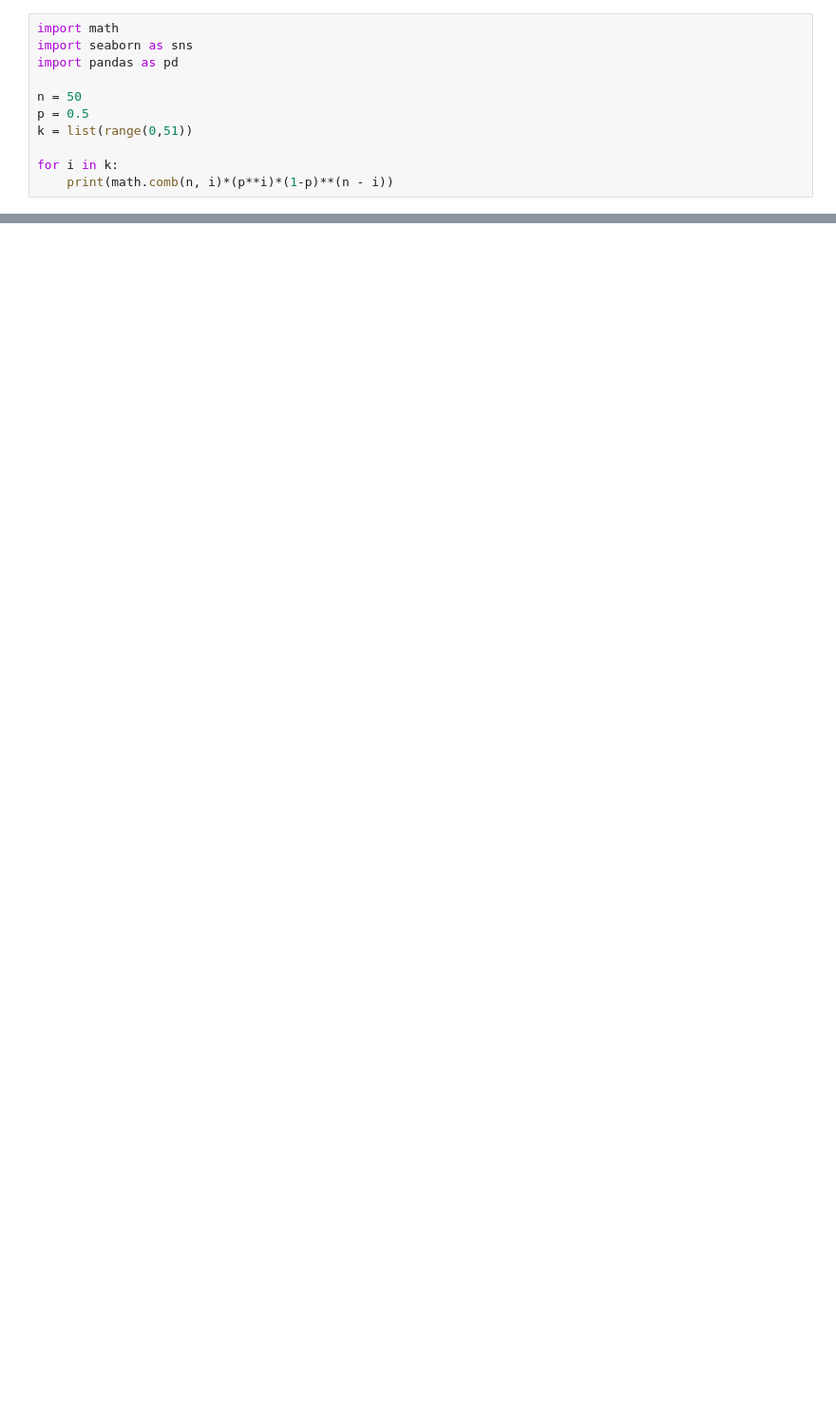
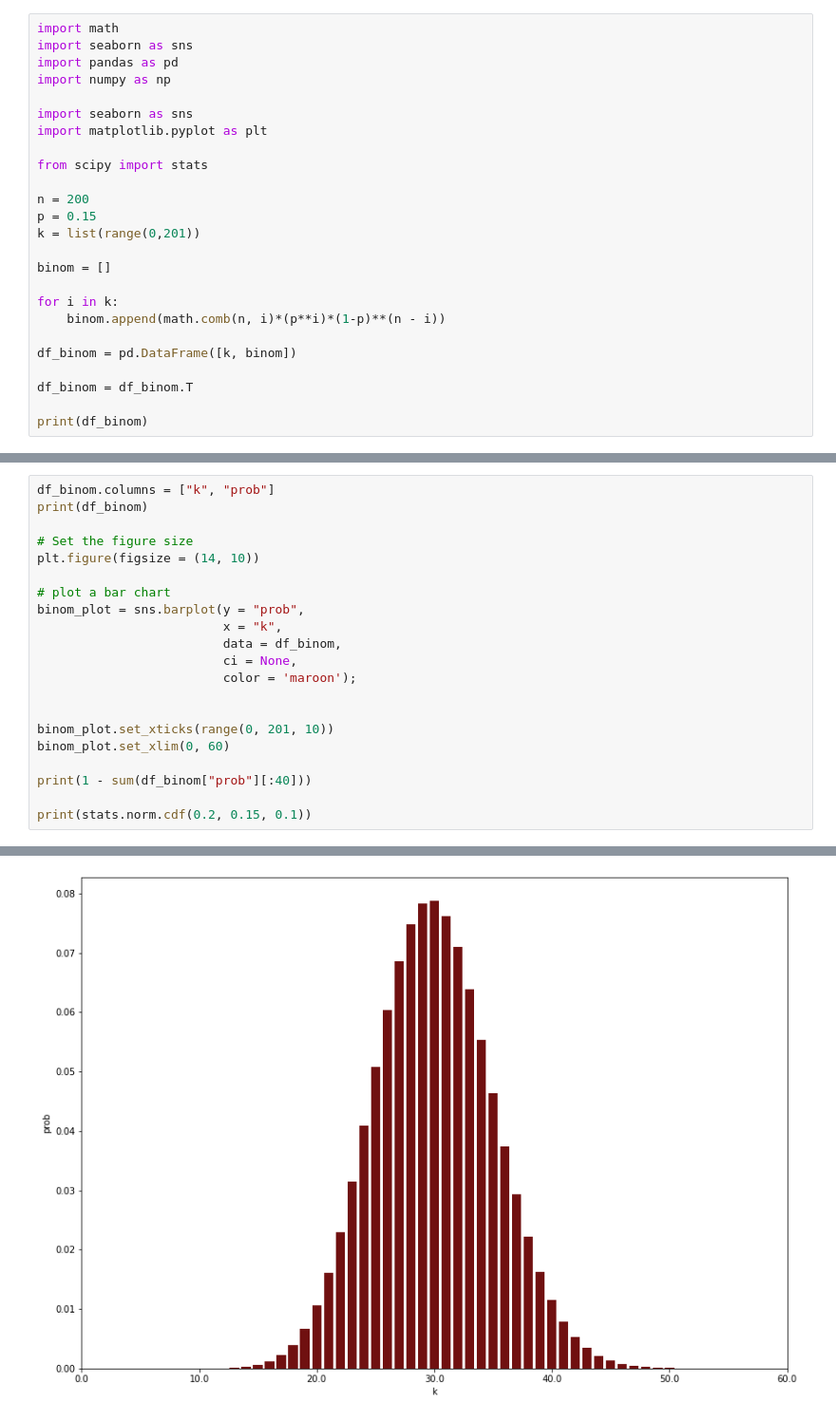
Before and after one commit to hkopanski/ST_502_HW, a Jupyter notebook: python_stats.ipynb, the cells around one changed output, grey strips where cells are left out. Shown at 95% size. Saved outputs shown, nothing was run; the diff lists cells and outputs as text; blank space fills up the shorter version.

```diff
--- a/python_stats.ipynb
+++ b/python_stats.ipynb
@@ -2,11 +2,25 @@
 import math
 import seaborn as sns
 import pandas as pd
+import numpy as np
 
-n = 50
-p = 0.5
-k = list(range(0,51))
+import seaborn as sns
+import matplotlib.pyplot as plt
+
+from scipy import stats
+
+n = 200
+p = 0.15
+k = list(range(0,201))
+
+binom = []
 
 for i in k:
-    print(math.comb(n, i)*(p**i)*(1-p)**(n - i))
+    binom.append(math.comb(n, i)*(p**i)*(1-p)**(n - i))
+
+df_binom = pd.DataFrame([k, binom])
+
+df_binom = df_binom.T
+
+print(df_binom)
 # %% [output]
@@ -29,0 +41,22 @@ for i in k:
+# %%
+df_binom.columns = ["k", "prob"]
+print(df_binom)
+
+# Set the figure size
+plt.figure(figsize = (14, 10))
+
+# plot a bar chart
+binom_plot = sns.barplot(y = "prob",
+                         x = "k",
+                         data = df_binom,
+                         ci = None,
+                         color = 'maroon');
+
+
+binom_plot.set_xticks(range(0, 201, 10))
+binom_plot.set_xlim(0, 60)
+
+print(1 - sum(df_binom["prob"][:40]))
+
+print(stats.norm.cdf(0.2, 0.15, 0.1))
+# %% [output]
@@ -29,0 +79 @@ for i in k:
+[figure, added]
```
Also changed, not shown: parts of 38 cells of this notebook, 52 other files.
